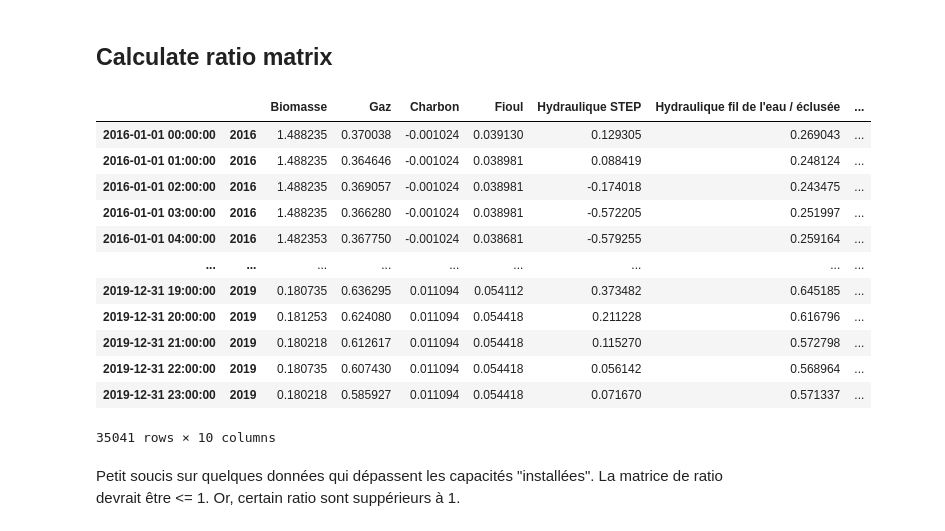
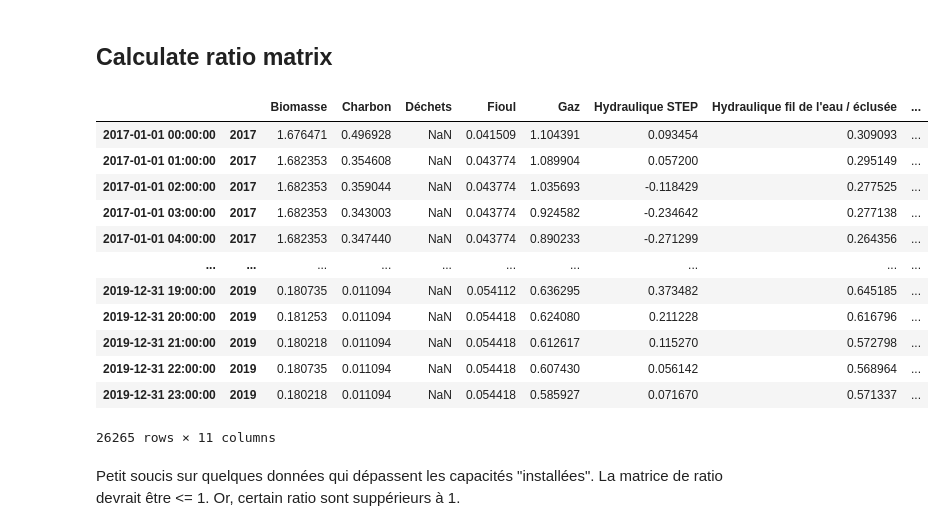
Before and after one commit to cfrancois7/energy-transition-assessment, a Jupyter notebook: src/exploration.ipynb, the cells around one changed output. Saved outputs shown, nothing was run; the diff lists cells and outputs as text; code cells hidden in the pictures.

```diff
--- a/src/exploration.ipynb
+++ b/src/exploration.ipynb
@@ -153,27 +154,29 @@ L'objectif est de calculer le ratio d'usage des éoliennes et des pannaux selon
 # %%
 df_capacity_fr = pd.read_pickle(PATH+'capacity_fr.pkl')
 df_prod_fr =  pd.read_pickle(PATH+'production_fr.pkl').astype(float)
+
+df_capacity_fr = df_capacity_fr.drop([2015,2016])
 # %% [markdown]
 ## Calculate ratio matrix
 # %%
-map_df_prod_fr = map_df_prod_fr.set_index(map_df_prod_fr.index.year, append=True)
+map_df_prod_fr = df_prod_fr.set_index(df_prod_fr.index.year, append=True)
 # %%
-mat_ratio = map_df_prod_fr.divide(map_df_capacity_fr, level=1)
+mat_ratio = map_df_prod_fr.divide(df_capacity_fr, level=1).dropna(how='all')
 mat_ratio
 # %% [output]
-|  |  | Biomasse | Gaz | Charbon | Fioul | Hydraulique STEP | Hydraulique fil de l'eau / éclusée | ... |
-| 2016-01-01 00:00:00 | 2016 | 1.488235 | 0.370038 | -0.001024 | 0.039130 | 0.129305 | 0.269043 | ... |
-| 2016-01-01 01:00:00 | 2016 | 1.488235 | 0.364646 | -0.001024 | 0.038981 | 0.088419 | 0.248124 | ... |
-| 2016-01-01 02:00:00 | 2016 | 1.488235 | 0.369057 | -0.001024 | 0.038981 | -0.174018 | 0.243475 | ... |
-| 2016-01-01 03:00:00 | 2016 | 1.488235 | 0.366280 | -0.001024 | 0.038981 | -0.572205 | 0.251997 | ... |
-| 2016-01-01 04:00:00 | 2016 | 1.482353 | 0.367750 | -0.001024 | 0.038681 | -0.579255 | 0.259164 | ... |
-| ... | ... | ... | ... | ... | ... | ... | ... | ... |
-| 2019-12-31 19:00:00 | 2019 | 0.180735 | 0.636295 | 0.011094 | 0.054112 | 0.373482 | 0.645185 | ... |
-| 2019-12-31 20:00:00 | 2019 | 0.181253 | 0.624080 | 0.011094 | 0.054418 | 0.211228 | 0.616796 | ... |
-| 2019-12-31 21:00:00 | 2019 | 0.180218 | 0.612617 | 0.011094 | 0.054418 | 0.115270 | 0.572798 | ... |
-| 2019-12-31 22:00:00 | 2019 | 0.180735 | 0.607430 | 0.011094 | 0.054418 | 0.056142 | 0.568964 | ... |
-| 2019-12-31 23:00:00 | 2019 | 0.180218 | 0.585927 | 0.011094 | 0.054418 | 0.071670 | 0.571337 | ... |
+|  |  | Biomasse | Charbon | Déchets | Fioul | Gaz | Hydraulique STEP | Hydraulique fil de l'eau / éclusée | ... |
+| 2017-01-01 00:00:00 | 2017 | 1.676471 | 0.496928 | NaN | 0.041509 | 1.104391 | 0.093454 | 0.309093 | ... |
+| 2017-01-01 01:00:00 | 2017 | 1.682353 | 0.354608 | NaN | 0.043774 | 1.089904 | 0.057200 | 0.295149 | ... |
+| 2017-01-01 02:00:00 | 2017 | 1.682353 | 0.359044 | NaN | 0.043774 | 1.035693 | -0.118429 | 0.277525 | ... |
+| 2017-01-01 03:00:00 | 2017 | 1.682353 | 0.343003 | NaN | 0.043774 | 0.924582 | -0.234642 | 0.277138 | ... |
+| 2017-01-01 04:00:00 | 2017 | 1.682353 | 0.347440 | NaN | 0.043774 | 0.890233 | -0.271299 | 0.264356 | ... |
+| ... | ... | ... | ... | ... | ... | ... | ... | ... | ... |
+| 2019-12-31 19:00:00 | 2019 | 0.180735 | 0.011094 | NaN | 0.054112 | 0.636295 | 0.373482 | 0.645185 | ... |
+| 2019-12-31 20:00:00 | 2019 | 0.181253 | 0.011094 | NaN | 0.054418 | 0.624080 | 0.211228 | 0.616796 | ... |
+| 2019-12-31 21:00:00 | 2019 | 0.180218 | 0.011094 | NaN | 0.054418 | 0.612617 | 0.115270 | 0.572798 | ... |
+| 2019-12-31 22:00:00 | 2019 | 0.180735 | 0.011094 | NaN | 0.054418 | 0.607430 | 0.056142 | 0.568964 | ... |
+| 2019-12-31 23:00:00 | 2019 | 0.180218 | 0.011094 | NaN | 0.054418 | 0.585927 | 0.071670 | 0.571337 | ... |
-35041 rows × 10 columns
+26265 rows × 11 columns
 # %% [markdown]
 Petit soucis sur quelques données qui dépassent les capacités "installées". La matrice de ratio devrait être <= 1. Or, certain ratio sont suppérieurs à 1.
 # %%
```
Also changed, not shown: parts of 2 cells of this notebook.
